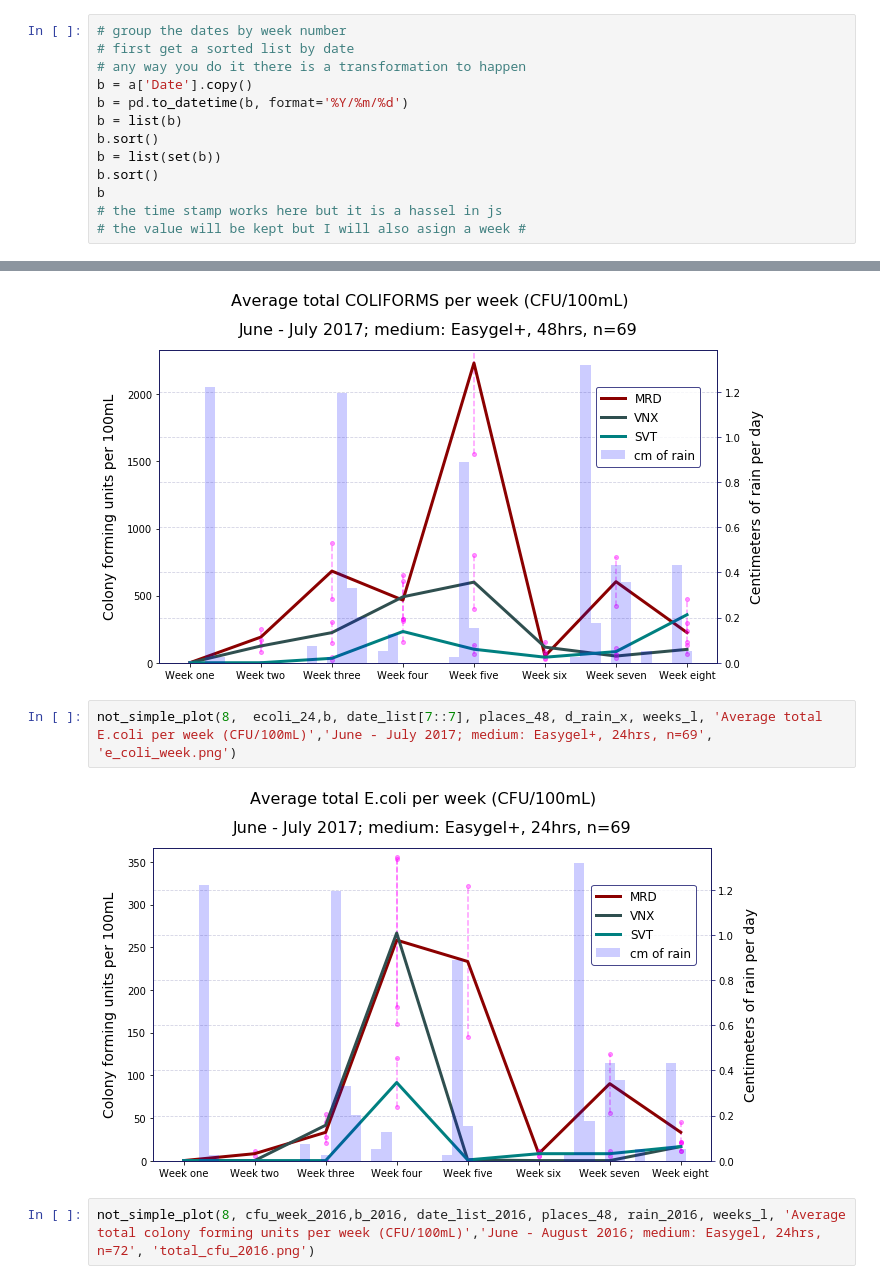
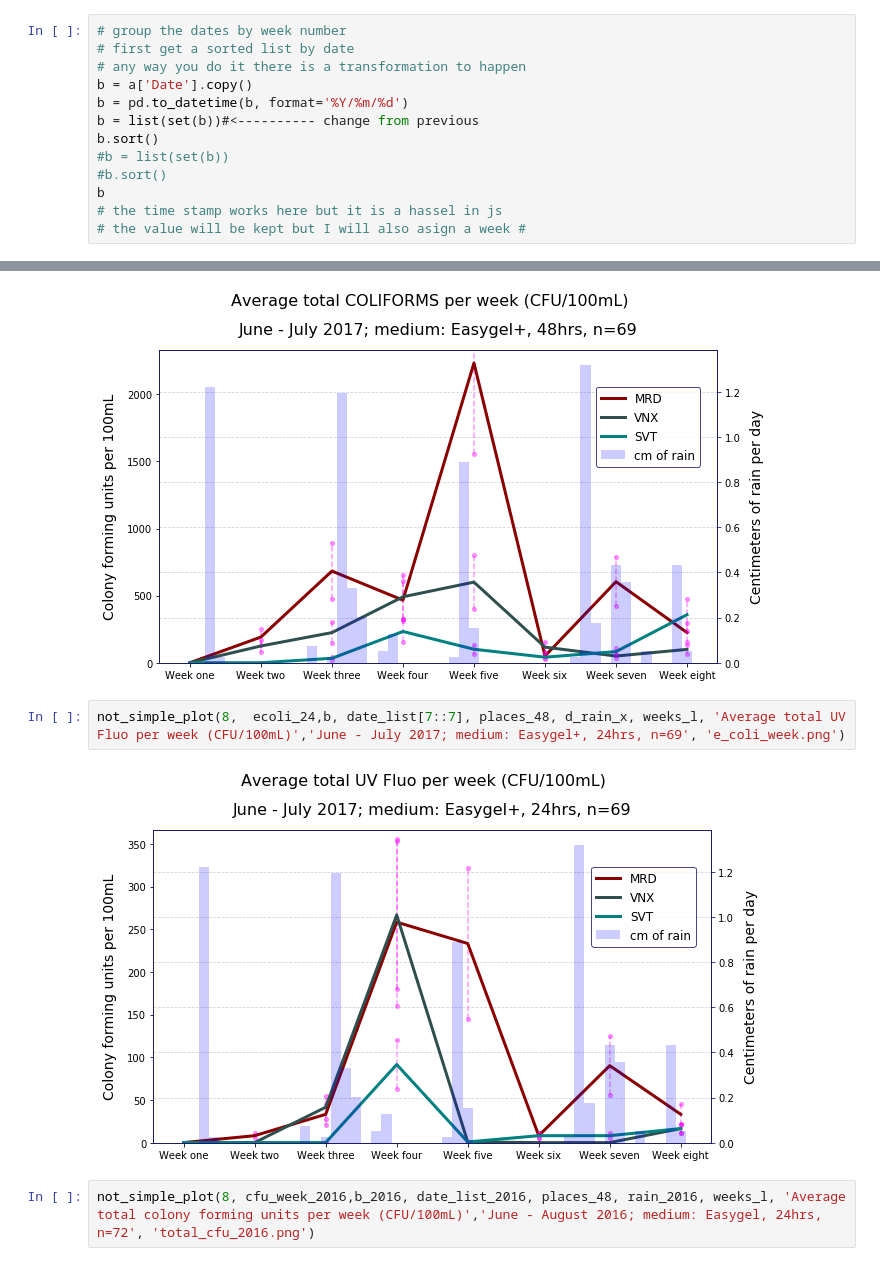
Before and after one commit to GaryHDA/module_one, a Jupyter notebook: micro/random samples.ipynb, the cells around one changed output, grey strips where cells are left out. Cells and saved outputs as stored; diff of their text form.

```diff
--- a/micro/results_grid_final_version.ipynb
+++ b/micro/random samples.ipynb
@@ -198,10 +182,10 @@ a24[(a24.Location == 'MRD') & (a24.Date == '2017-07-24')]
 # any way you do it there is a transformation to happen
 b = a['Date'].copy()
 b = pd.to_datetime(b, format='%Y/%m/%d')
-b = list(b)
+b = list(set(b))#<---------- change from previous
 b.sort()
-b = list(set(b))
-b.sort()
+#b = list(set(b))
+#b.sort()
 b
 # the time stamp works here but it is a hassel in js
 # the value will be kept but I will also asign a week #
@@ -1421,9 +1580,9 @@ not_simple_plot(8,  coliforms_week,b, date_list[7::7], places_48,d_rain_x, weeks
 # %% [output]
 [figure]
 # %%
-not_simple_plot(8,  ecoli_24,b, date_list[7::7], places_48, d_rain_x, weeks_l, 'Average total E.coli per week (CFU/100mL)','June - July 2017; medium: Easygel+, 24hrs, n=69', 'e_coli_week.png')
+not_simple_plot(8,  ecoli_24,b, date_list[7::7], places_48, d_rain_x, weeks_l, 'Average total UV Fluo per week (CFU/100mL)','June - July 2017; medium: Easygel+, 24hrs, n=69', 'e_coli_week.png')
 # %% [output]
-[figure, old version]
+[figure, new version]
 # %%
 not_simple_plot(8, cfu_week_2016,b_2016, date_list_2016, places_48, rain_2016, weeks_l, 'Average total colony forming units per week (CFU/100mL)','June - August 2016; medium: Easygel, 24hrs, n=72', 'total_cfu_2016.png')
 # %% [output]
```
Also changed, not shown: parts of 61 cells of this notebook, 8 other files.
